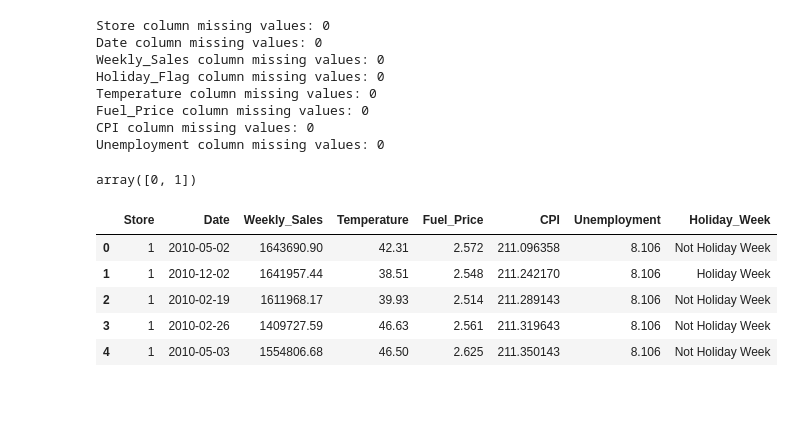
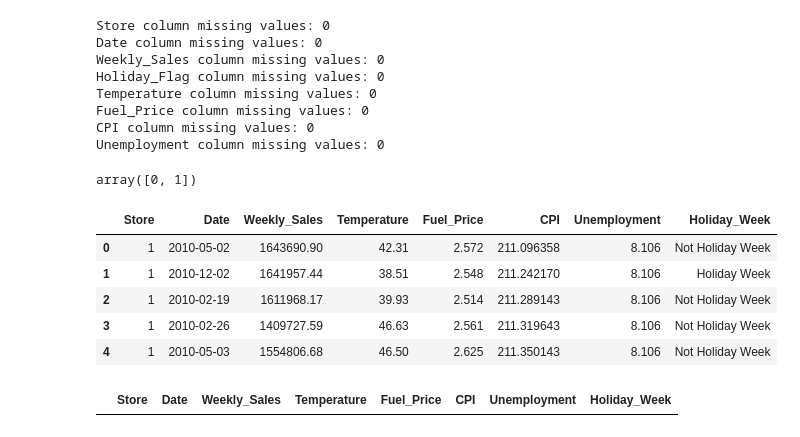
Before and after one commit to mleggett25/Walmart-Sales-Analysis, a Jupyter notebook: Walmart_Data_Exploration.ipynb, the cells around one changed output. Saved outputs shown, nothing was run; the diff lists cells and outputs as text; code cells hidden in the pictures; blank space fills up the shorter version.

```diff
--- a/Walmart_Data_Exploration.ipynb
+++ b/Walmart_Data_Exploration.ipynb
@@ -95,6 +95,11 @@ walmart_data.head()
 | 2 | 1 | 2010-02-19 | 1611968.17 | 39.93 | 2.514 | 211.289143 | 8.106 | Not Holiday Week |
 | 3 | 1 | 2010-02-26 | 1409727.59 | 46.63 | 2.561 | 211.319643 | 8.106 | Not Holiday Week |
 | 4 | 1 | 2010-05-03 | 1554806.68 | 46.50 | 2.625 | 211.350143 | 8.106 | Not Holiday Week |
+# %%
+# Check for duplicate rows
+walmart_data[walmart_data.duplicated]
+# %% [output]
+|  | Store | Date | Weekly_Sales | Temperature | Fuel_Price | CPI | Unemployment | Holiday_Week |
 # %%
 # Export cleaned data to CSV
 walmart_data.to_csv('Walmart_Clean.csv', index=False)
```
